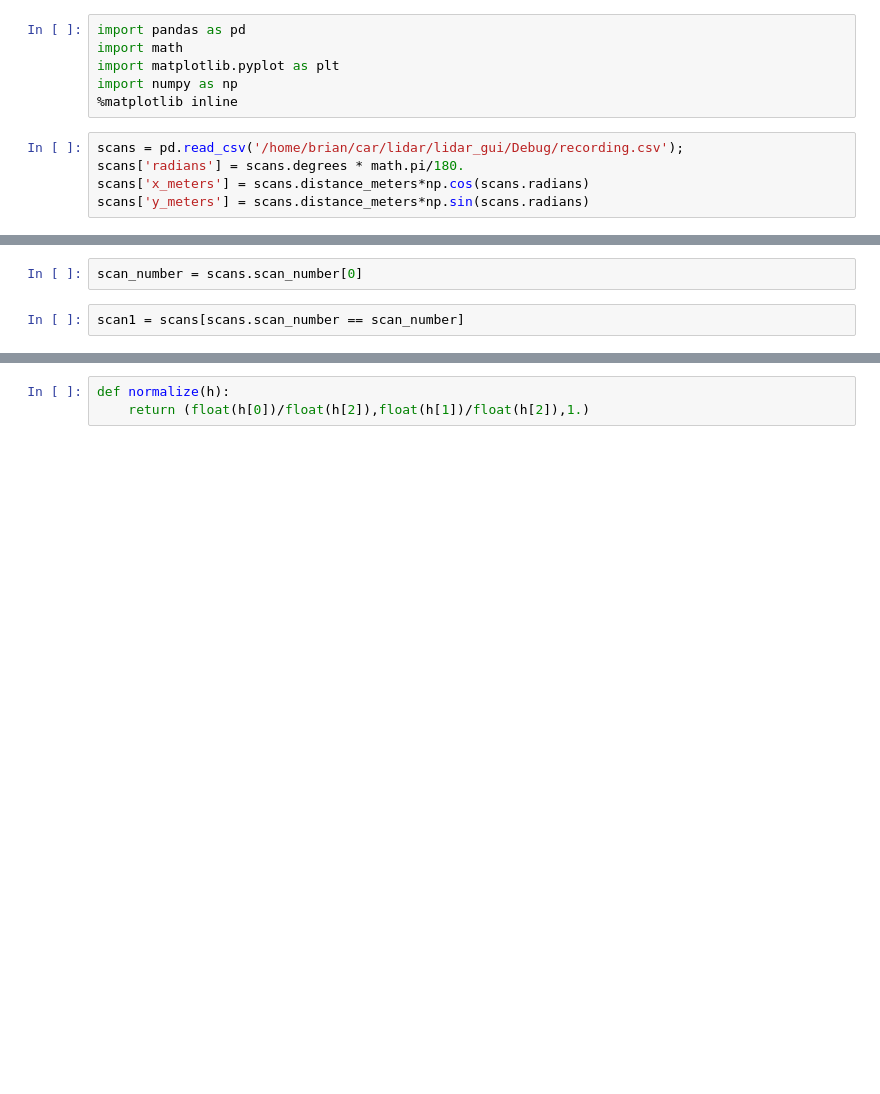
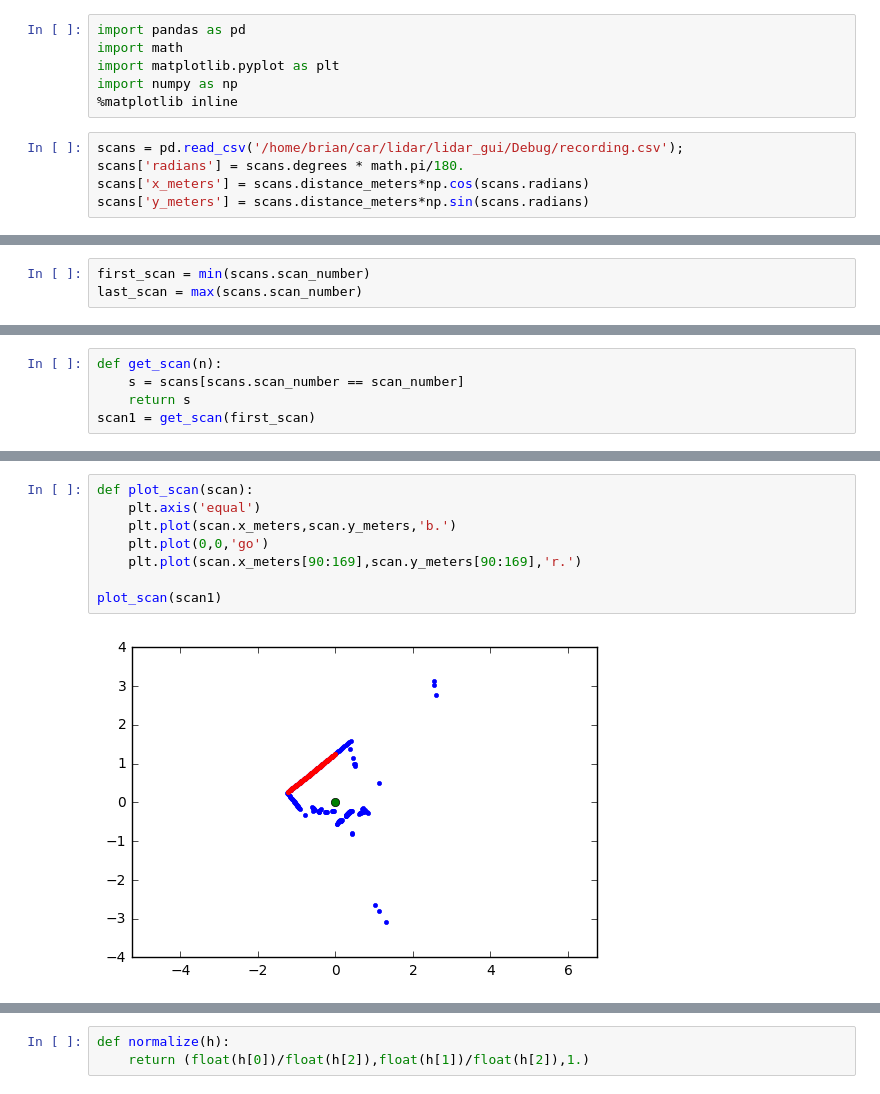
Before and after one commit to berickson/car, a Jupyter notebook: lidar/Lidar Corners.ipynb, the cells around one changed output, grey strips where cells are left out. Cells and saved outputs as stored; diff of their text form; blank space fills up the shorter version.

```diff
--- a/lidar/Lidar Corners.ipynb
+++ b/lidar/Lidar Corners.ipynb
@@ -17,4 +12,3 @@ plt.plot(scans.radians)
-# %%
-scan_number = scans.scan_number[0]
 # %%
-scan1 = scans[scans.scan_number == scan_number]
+first_scan = min(scans.scan_number)
+last_scan = max(scans.scan_number)
@@ -39,2 +15,7 @@ plt.plot(scan1.x_meters,scan1.y_meters,'b.')
+# %%
+def get_scan(n):
+    s = scans[scans.scan_number == scan_number]
+    return s
+scan1 = get_scan(first_scan)
 # %%
 
@@ -42,0 +33,10 @@ scan1.distance_meters * scan1.distance_meters
+# %%
+def plot_scan(scan):
+    plt.axis('equal')
+    plt.plot(scan.x_meters,scan.y_meters,'b.')
+    plt.plot(0,0,'go')
+    plt.plot(scan.x_meters[90:169],scan.y_meters[90:169],'r.')
+
+plot_scan(scan1)
+# %% [output]
+[figure, added]
```
Also changed, not shown: parts of 17 cells of this notebook.
